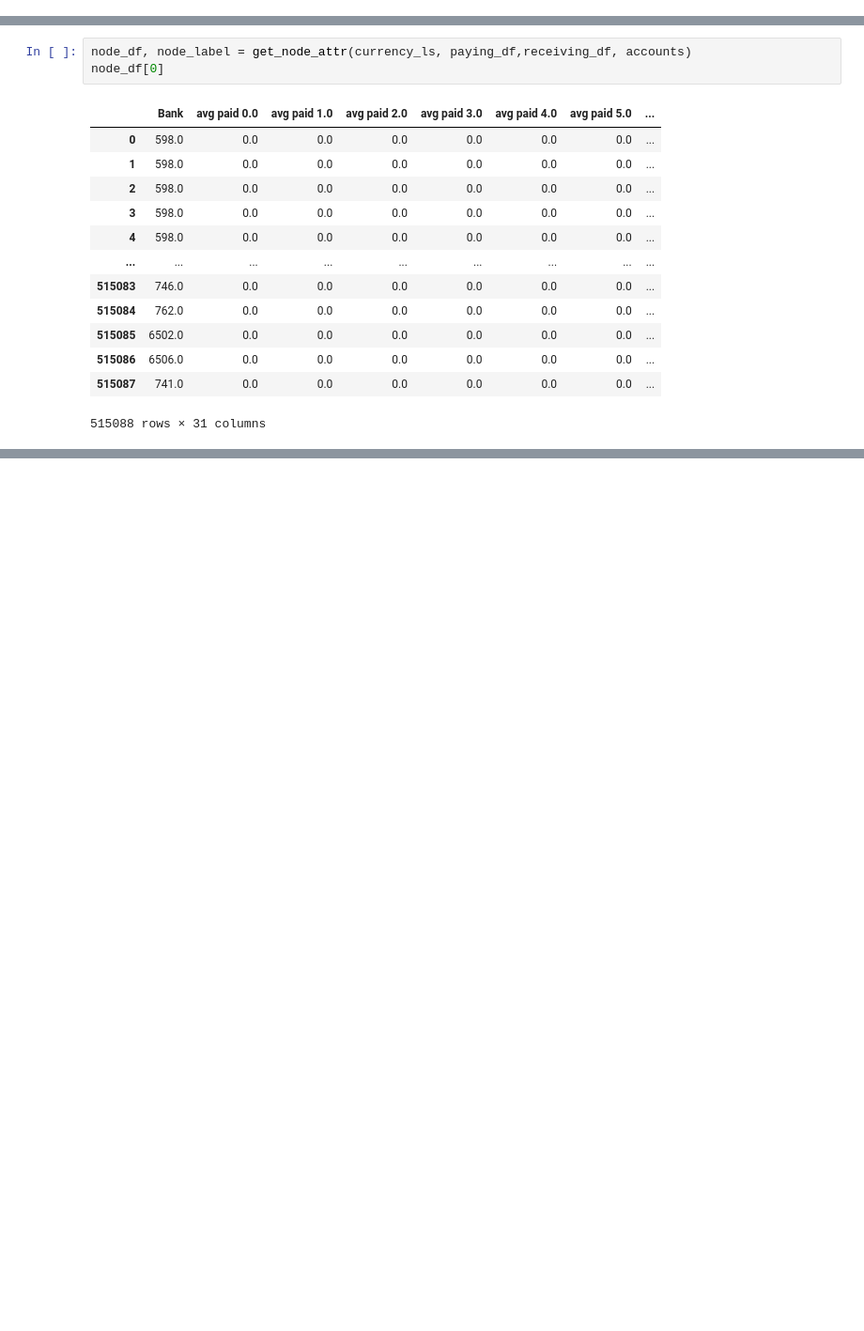
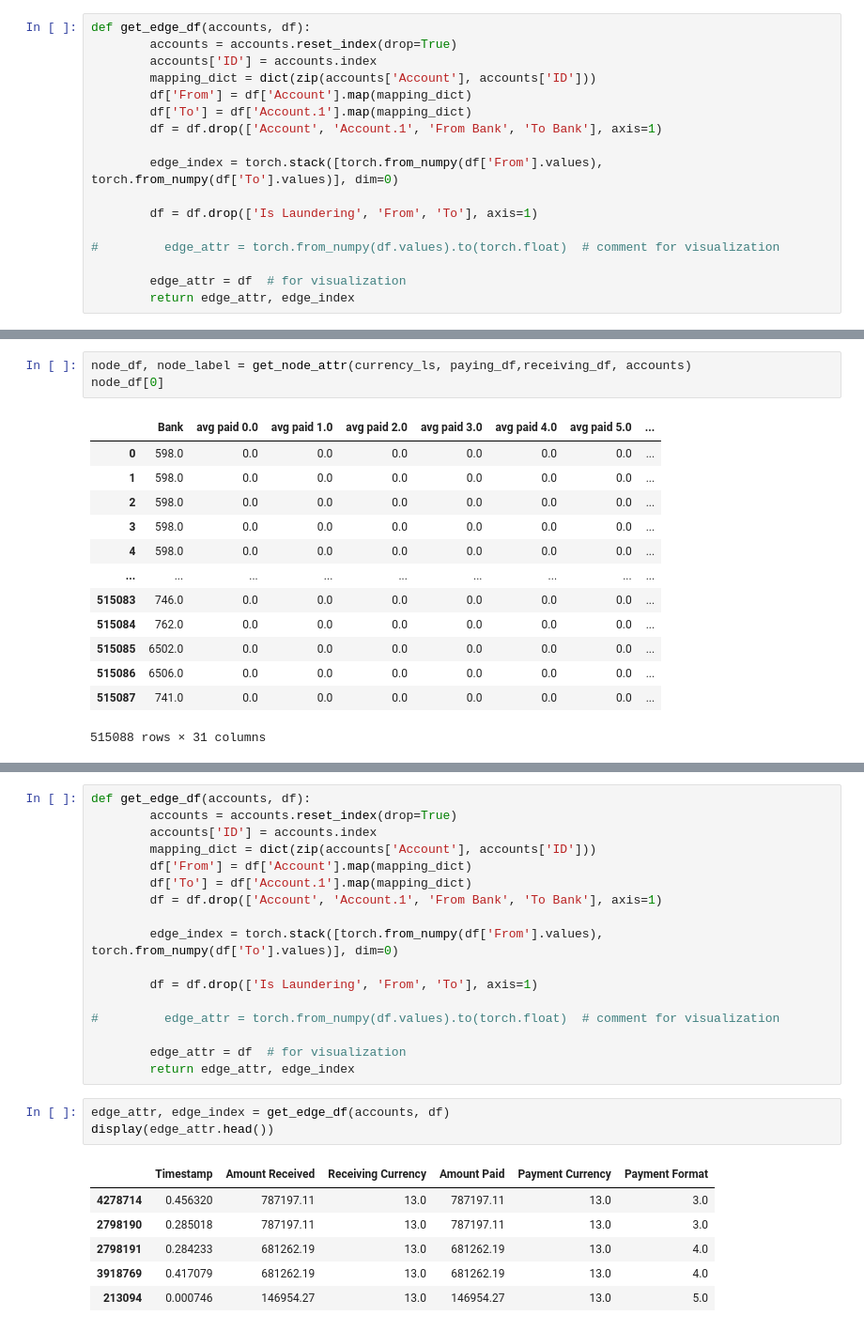
Before and after one commit to edmar-bevilaqua/anti-money-laundering-kaggle, a Jupyter notebook: anti-money-laundering.ipynb, the cells around one changed output, grey strips where cells are left out. Shown: that part at 94% size. Cells and saved outputs as stored; diff of their text form; blank space fills up the shorter version.

Commit message:
Update anti-money-laundering.ipynb
create edge features for GNN

```diff
--- a/anti-money-laundering.ipynb
+++ b/anti-money-laundering.ipynb
@@ -30,3 +57,20 @@ By contrast these synthetic transactions contain an entire financial ecosystem.
+# %%
+def get_edge_df(accounts, df):
+        accounts = accounts.reset_index(drop=True)
+        accounts['ID'] = accounts.index
+        mapping_dict = dict(zip(accounts['Account'], accounts['ID']))
+        df['From'] = df['Account'].map(mapping_dict)
+        df['To'] = df['Account.1'].map(mapping_dict)
+        df = df.drop(['Account', 'Account.1', 'From Bank', 'To Bank'], axis=1)
+
+        edge_index = torch.stack([torch.from_numpy(df['From'].values), torch.from_numpy(df['To'].values)], dim=0)
+
+        df = df.drop(['Is Laundering', 'From', 'To'], axis=1)
+
+#         edge_attr = torch.from_numpy(df.values).to(torch.float)  # comment for visualization
+
+        edge_attr = df  # for visualization
+        return edge_attr, edge_index
 # %% [markdown]
 ## 1.1. Importing Libraries
 ---
@@ -457,0 +507,27 @@ node_df[0]
+# %%
+def get_edge_df(accounts, df):
+        accounts = accounts.reset_index(drop=True)
+        accounts['ID'] = accounts.index
+        mapping_dict = dict(zip(accounts['Account'], accounts['ID']))
+        df['From'] = df['Account'].map(mapping_dict)
+        df['To'] = df['Account.1'].map(mapping_dict)
+        df = df.drop(['Account', 'Account.1', 'From Bank', 'To Bank'], axis=1)
+
+        edge_index = torch.stack([torch.from_numpy(df['From'].values), torch.from_numpy(df['To'].values)], dim=0)
+
+        df = df.drop(['Is Laundering', 'From', 'To'], axis=1)
+
+#         edge_attr = torch.from_numpy(df.values).to(torch.float)  # comment for visualization
+
+        edge_attr = df  # for visualization
+        return edge_attr, edge_index
+# %%
+edge_attr, edge_index = get_edge_df(accounts, df)
+display(edge_attr.head())
+# %% [output]
+|  | Timestamp | Amount Received | Receiving Currency | Amount Paid | Payment Currency | Payment Format |
+| 4278714 | 0.456320 | 787197.11 | 13.0 | 787197.11 | 13.0 | 3.0 |
+| 2798190 | 0.285018 | 787197.11 | 13.0 | 787197.11 | 13.0 | 3.0 |
+| 2798191 | 0.284233 | 681262.19 | 13.0 | 681262.19 | 13.0 | 4.0 |
+| 3918769 | 0.417079 | 681262.19 | 13.0 | 681262.19 | 13.0 | 4.0 |
+| 213094 | 0.000746 | 146954.27 | 13.0 | 146954.27 | 13.0 | 5.0 |
```
Also changed, not shown: parts of 5 cells of this notebook.
